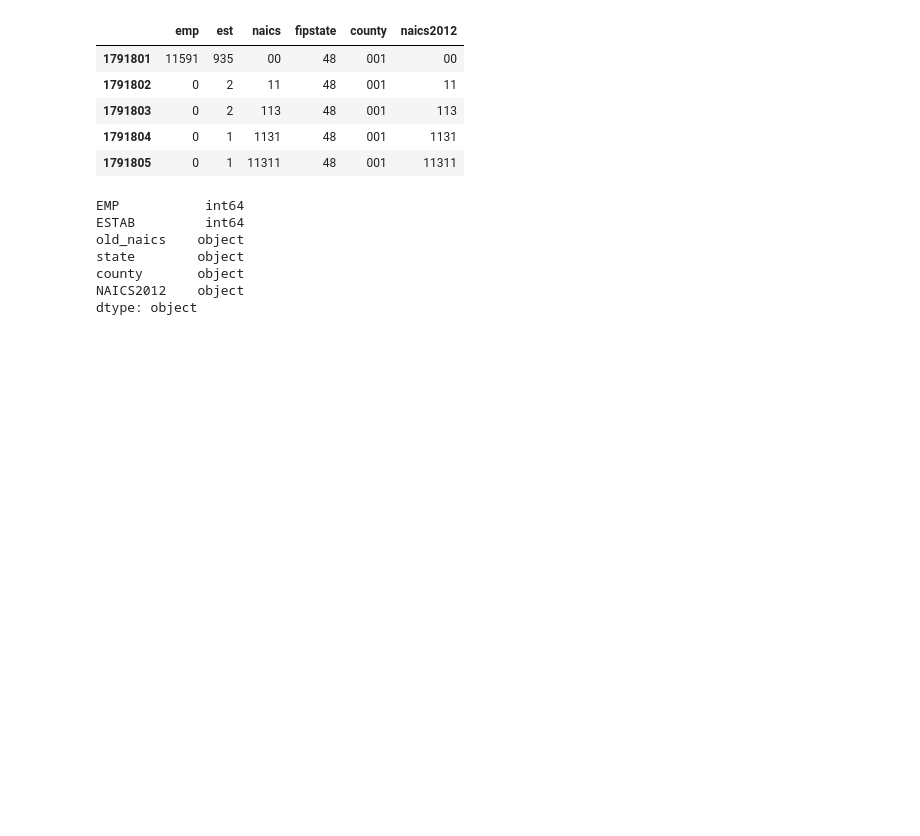
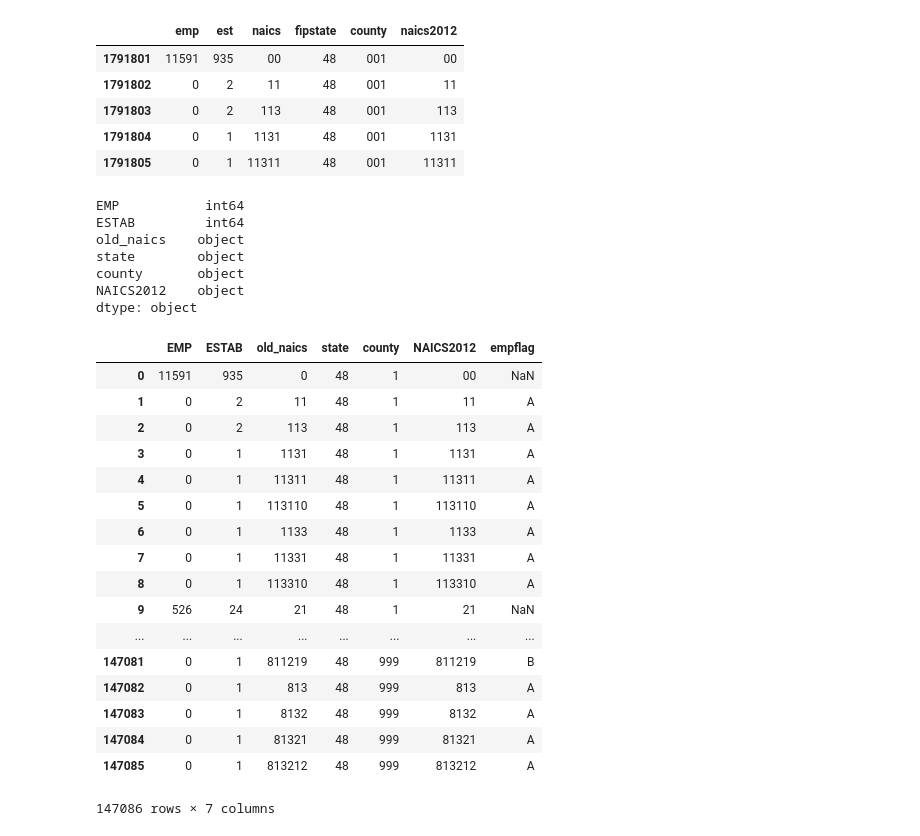
Before and after one commit to pksohn/county-business-patterns, a Jupyter notebook: notebooks/texas_2006.ipynb, the cells around one changed output. Saved outputs shown, nothing was run; the diff lists cells and outputs as text; code cells hidden in the pictures; blank space fills up the shorter version.

```diff
--- a/notebooks/texas_2006.ipynb
+++ b/notebooks/texas_2006.ipynb
@@ -21,3 +21,5 @@ tx06.head()
 | 1791804 | 48 | 1 | 1131// | A | 0 | 0 | 0 | 1 | 0 | 1 | ... | ... |
 | 1791805 | 48 | 1 | 11311/ | A | 0 | 0 | 0 | 1 | 0 | 1 | ... | ... |
 5 rows × 23 columns
+# %%
+tx06.reset_index(inplace=True)
@@ -109,3 +131,28 @@ tx06.NAICS2012.replace(to_replace='44', value='44-45', inplace=True)
 tx06.NAICS2012.replace(to_replace='48', value='48-49', inplace=True)
 # %%
 tx06.to_csv('./texas_cbp_2006.csv', index=False)
+# %%
+tx06_clean = pd.read_csv('./texas_cbp_2006.csv')
+# %%
+tx06_clean = tx06_clean.merge(tx06[['empflag']], left_index=True, right_index=True)
+# %%
+tx06_clean
+# %% [output]
+|  | EMP | ESTAB | old_naics | state | county | NAICS2012 | empflag |
+| 0 | 11591 | 935 | 0 | 48 | 1 | 00 | NaN |
+| 1 | 0 | 2 | 11 | 48 | 1 | 11 | A |
+| 2 | 0 | 2 | 113 | 48 | 1 | 113 | A |
+| 3 | 0 | 1 | 1131 | 48 | 1 | 1131 | A |
+| 4 | 0 | 1 | 11311 | 48 | 1 | 11311 | A |
+| 5 | 0 | 1 | 113110 | 48 | 1 | 113110 | A |
+| 6 | 0 | 1 | 1133 | 48 | 1 | 1133 | A |
+| 7 | 0 | 1 | 11331 | 48 | 1 | 11331 | A |
+| 8 | 0 | 1 | 113310 | 48 | 1 | 113310 | A |
+| 9 | 526 | 24 | 21 | 48 | 1 | 21 | NaN |
+| ... | ... | ... | ... | ... | ... | ... | ... |
+| 147081 | 0 | 1 | 811219 | 48 | 999 | 811219 | B |
+| 147082 | 0 | 1 | 813 | 48 | 999 | 813 | A |
+| 147083 | 0 | 1 | 8132 | 48 | 999 | 8132 | A |
+| 147084 | 0 | 1 | 81321 | 48 | 999 | 81321 | A |
+| 147085 | 0 | 1 | 813212 | 48 | 999 | 813212 | A |
+147086 rows × 7 columns
```
Also changed, not shown: parts of 6 cells of this notebook, 5 other files.
